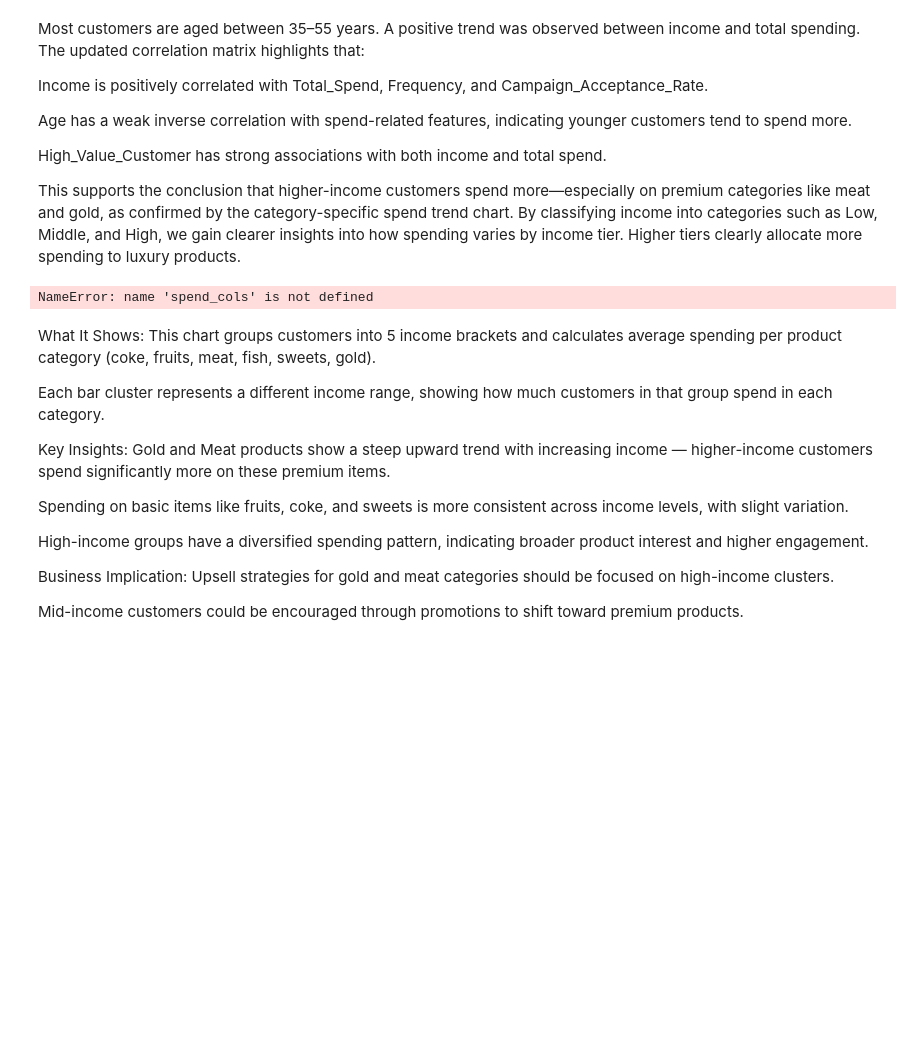
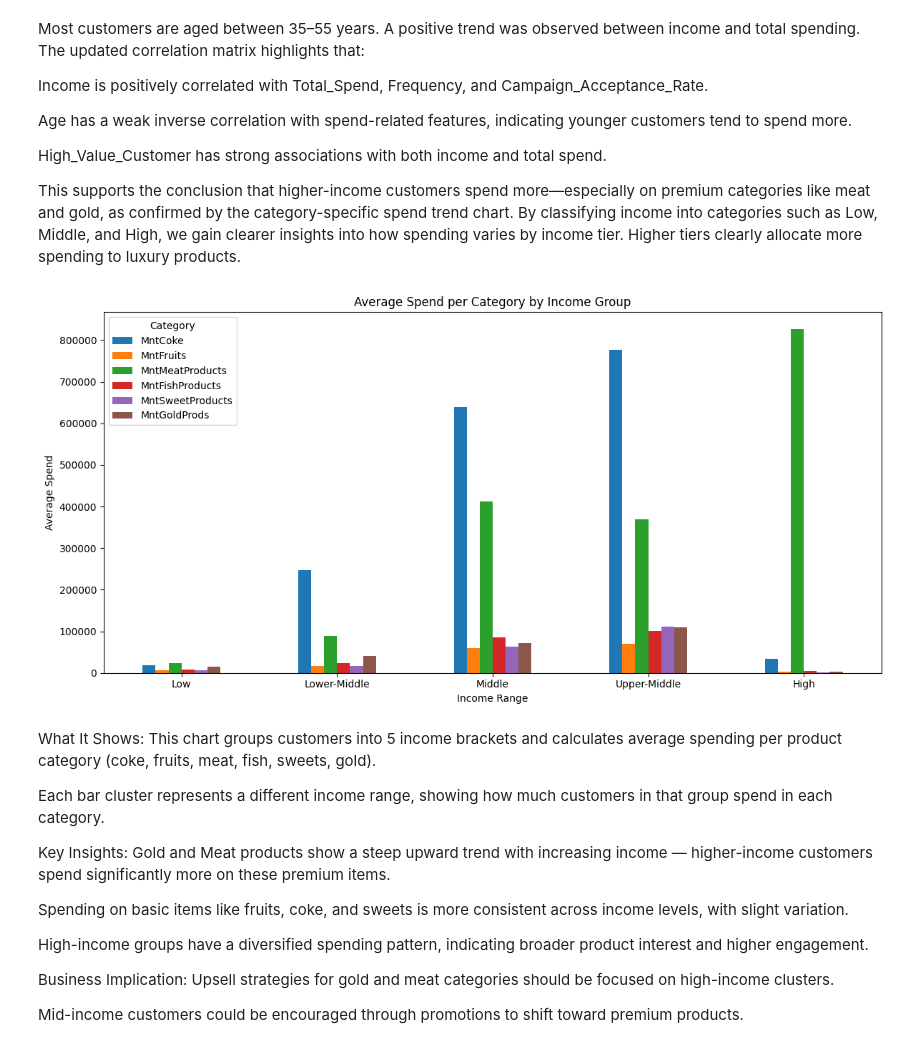
Before and after one commit to gowthamav007/sample-customer-analysis, a Jupyter notebook: Customer_Analysis.ipynb, the cells around one changed output. Drawn from its saved outputs; the diff is of its cells as text; code cells hidden in the pictures; blank space fills up the shorter version.

```diff
--- a/Customer_Analysis.ipynb
+++ b/Customer_Analysis.ipynb
@@ -482,18 +482,20 @@ This supports the conclusion that higher-income customers spend more—especiall
 # %%
 
 # Category-Specific Spend Trends
-# spend_cols = ['MntCoke', 'MntFruits', 'MntMeatProducts', 'MntFishProducts', 'MntSweetProducts', 'MntGoldProds']
-category_avg_spend = df.groupby(pd.cut(df['Income'], bins=5))[spend_cols].mean()
+spend_cols = ['MntCoke', 'MntFruits', 'MntMeatProducts', 'MntFishProducts', 'MntSweetProducts', 'MntGoldProds']
+income_bins = 5  # Number of income groups
+income_labels = ['Low', 'Lower-Middle', 'Middle', 'Upper-Middle', 'High']  # Custom labels
+category_avg_spend = df.groupby(pd.cut(df['Income'], bins=income_bins, labels=income_labels))[spend_cols].mean()
 category_avg_spend.plot(kind='bar', figsize=(12,6))
 plt.title('Average Spend per Category by Income Group')
 plt.ylabel('Average Spend')
 plt.xlabel('Income Range')
 plt.xticks(rotation=0)
 plt.legend(title='Category')
 plt.tight_layout()
 plt.show()
 # %% [output]
-NameError: name 'spend_cols' is not defined
+[figure, added]
 # %% [markdown]
 What It Shows:
 This chart groups customers into 5 income brackets and calculates average spending per product category (coke, fruits, meat, fish, sweets, gold).
```
Also changed, not shown: parts of 24 cells of this notebook.
